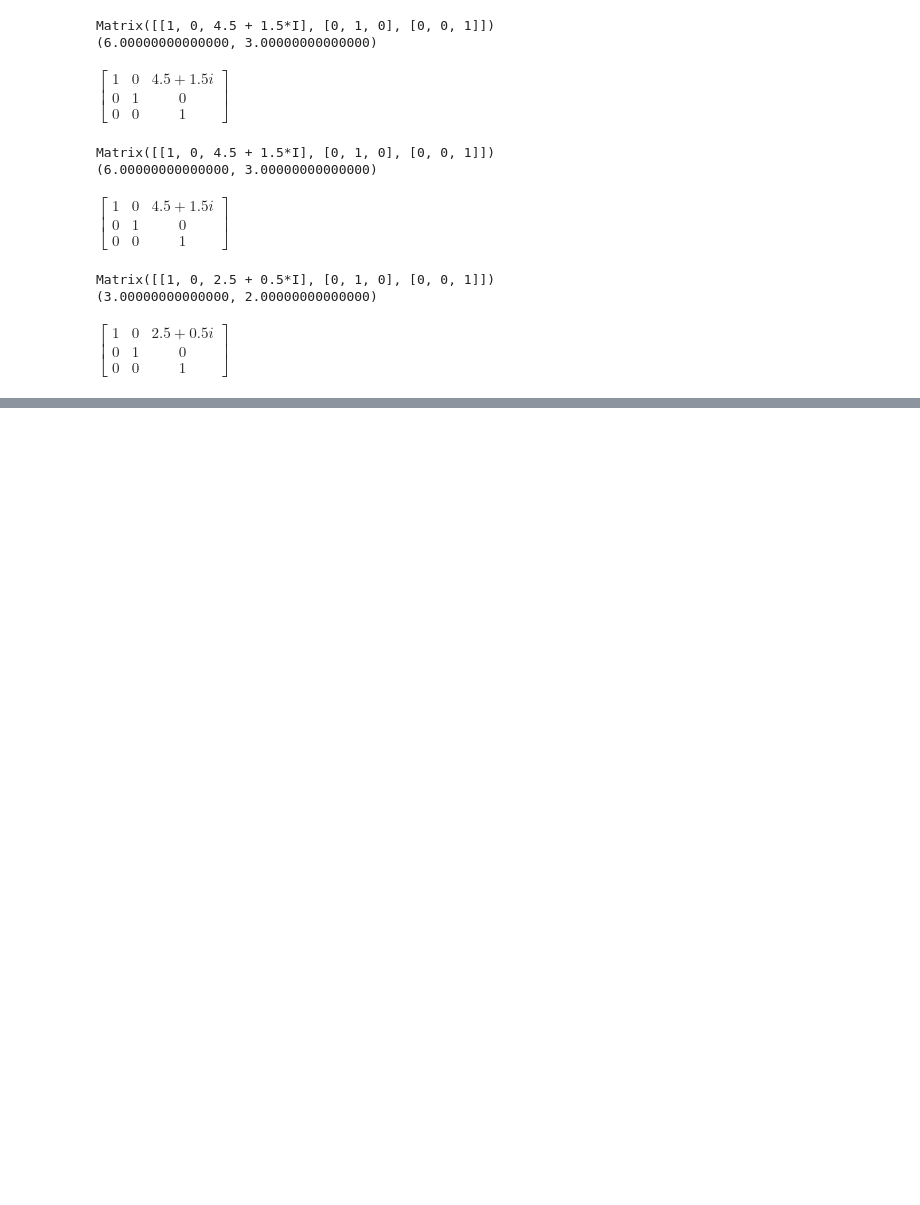
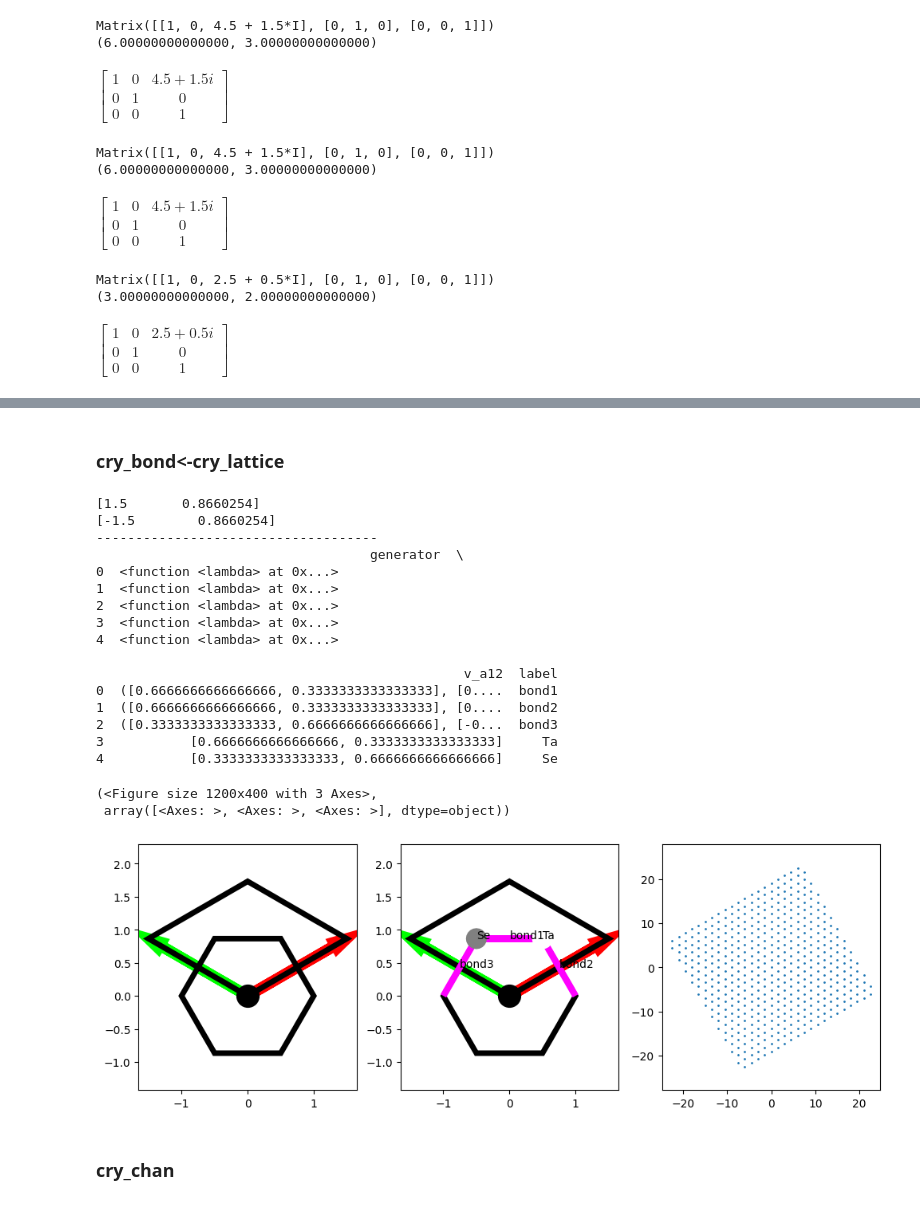
Before and after one commit to Potdooshami/2H_TaSe2_Tc_STM, a Jupyter notebook: E06_boundary_examples.ipynb, the cells around one changed output, grey strips where cells are left out. Drawn from its saved outputs; the diff is of its cells as text; code cells hidden in the pictures; blank space fills up the shorter version.

```diff
--- a/E06_boundary_examples.ipynb
+++ b/E06_boundary_examples.ipynb
@@ -209,0 +206,7 @@ $\displaystyle \left[\begin{matrix}1 & 0 & 2.5 + 0.5 i\\0 & 1 & 0\\0 & 0 & 1\end
+# %%
+from crypy_examples.cdw_collection import draw_bond
+gen_state = lambda x,y: cp.Collection.Generator.gen_regular_polygon(n=20,x=x,y=y,r=0.15,c='w')
+gen_state2 = lambda x,y: cp.Collection.Generator.gen_regular_polygon(n=20,x=x,y=y,r=0.15,c='gray')
+gen_state_c = lambda x,y,c: cp.Collection.Generator.gen_regular_polygon(n=20,x=x,y=y,r=0.15,c=c)
+gen_state_cr = lambda x,y,c,r: cp.Collection.Generator.gen_regular_polygon(n=20,x=x,y=y,r=r,c=c)
+gen_bond = lambda x,y: draw_bond(x,y,r=r_bond,facecolor=to_rgb('magenta'))
@@ -209,0 +217,4 @@ $\displaystyle \left[\begin{matrix}1 & 0 & 2.5 + 0.5 i\\0 & 1 & 0\\0 & 0 & 1\end
+# %% [markdown]
+### cry_bond<-cry_lattice
+# %%
+cry_bond = copy.deepcopy(cry_lattice)
@@ -209,0 +225,30 @@ $\displaystyle \left[\begin{matrix}1 & 0 & 2.5 + 0.5 i\\0 & 1 & 0\\0 & 0 & 1\end
+# %%
+
+
+cry_bond._basis._artist_list[0]['generator'] = gen_bond
+cry_bond._basis._artist_list[1]['generator'] = gen_bond
+cry_bond._basis._artist_list[2]['generator'] = gen_bond
+cry_bond._basis._artist_list[3]['generator'] = gen_state
+cry_bond._basis._artist_list[4]['generator'] = gen_state2
+# %%
+cry_bond.plot_summary()
+# %% [output]
+[1.5       0.8660254]
+[-1.5        0.8660254]
+------------------------------------
+                                   generator  \
+0  <function <lambda> at 0x...>
+1  <function <lambda> at 0x...>
+2  <function <lambda> at 0x...>
+3  <function <lambda> at 0x...>
+4  <function <lambda> at 0x...>
+
+                                               v_a12  label
+0  ([0.6666666666666666, 0.3333333333333333], [0....  bond1
+1  ([0.6666666666666666, 0.3333333333333333], [0....  bond2
+2  ([0.3333333333333333, 0.6666666666666666], [-0...  bond3
+3           [0.6666666666666666, 0.3333333333333333]     Ta
+4           [0.3333333333333333, 0.6666666666666666]     Se
+(<Figure size 1200x400 with 3 Axes>,
+ array([<Axes: >, <Axes: >, <Axes: >], dtype=object))
+[figure, added]
@@ -209,0 +260,2 @@ $\displaystyle \left[\begin{matrix}1 & 0 & 2.5 + 0.5 i\\0 & 1 & 0\\0 & 0 & 1\end
+# %% [markdown]
+### cry_chan
```
Also changed, not shown: parts of 15 cells of this notebook, 2 other files.
